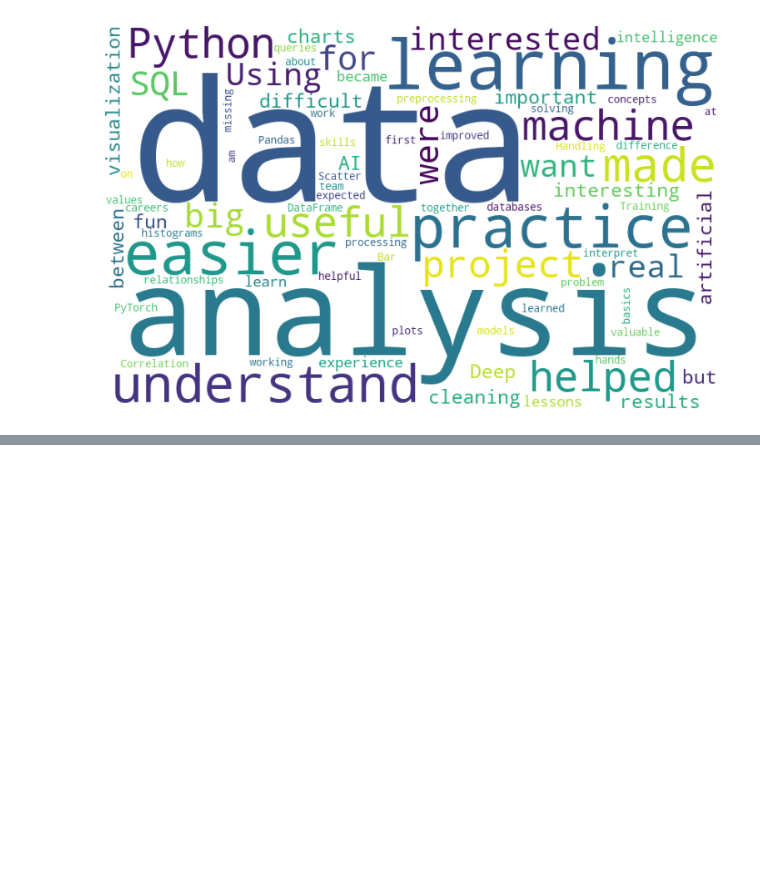
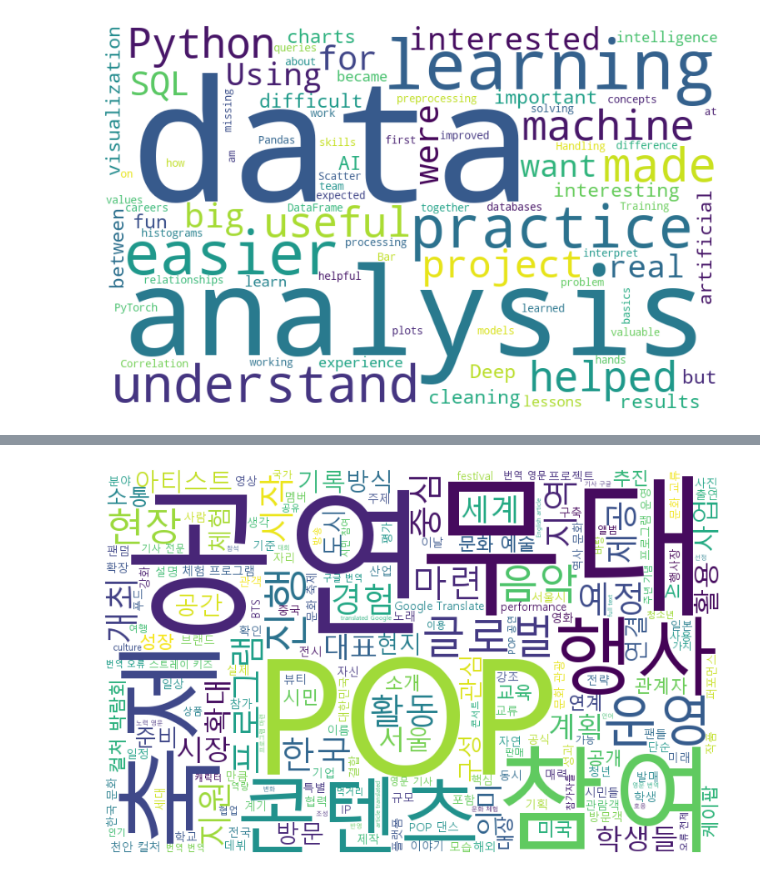
Before and after one commit to KaiLynn99/python_alone, a Jupyter notebook: 2026 9月/9.15 (60日目)/21. 探索 - 非構造化データの可視化：ワードクラウド.ipynb, the cells around one changed output, grey strips where cells are left out. Cells and saved outputs as stored; diff of their text form; code cells hidden in the pictures; blank space fills up the shorter version.

```diff
--- a/2026 9月/9.15 (60日目)/21. 探索 - 非構造化データの可視化：ワードクラウド.ipynb
+++ b/2026 9月/9.15 (60日目)/21. 探索 - 非構造化データの可視化：ワードクラウド.ipynb
@@ -169,0 +190,5 @@ plt.show()
+# %%
+# Excelファイルを読み込む
+df = pd.read_excel("news_2.xlsx")
+
+df.head()
@@ -169,0 +277,16 @@ plt.show()
+# %%
+# WordCloudを生成
+wordcloud = WordCloud(
+    font_path="C:/Windows/Fonts/malgun.ttf",
+    width=800,
+    height=500,
+    background_color="white"
+).generate(text)
+
+# 出力
+plt.figure(figsize=(10, 6))
+plt.imshow(wordcloud)
+plt.axis("off")
+plt.show()
+# %% [output]
+[figure, added]
```
Also changed, not shown: parts of 10 cells of this notebook, 1 other file.
